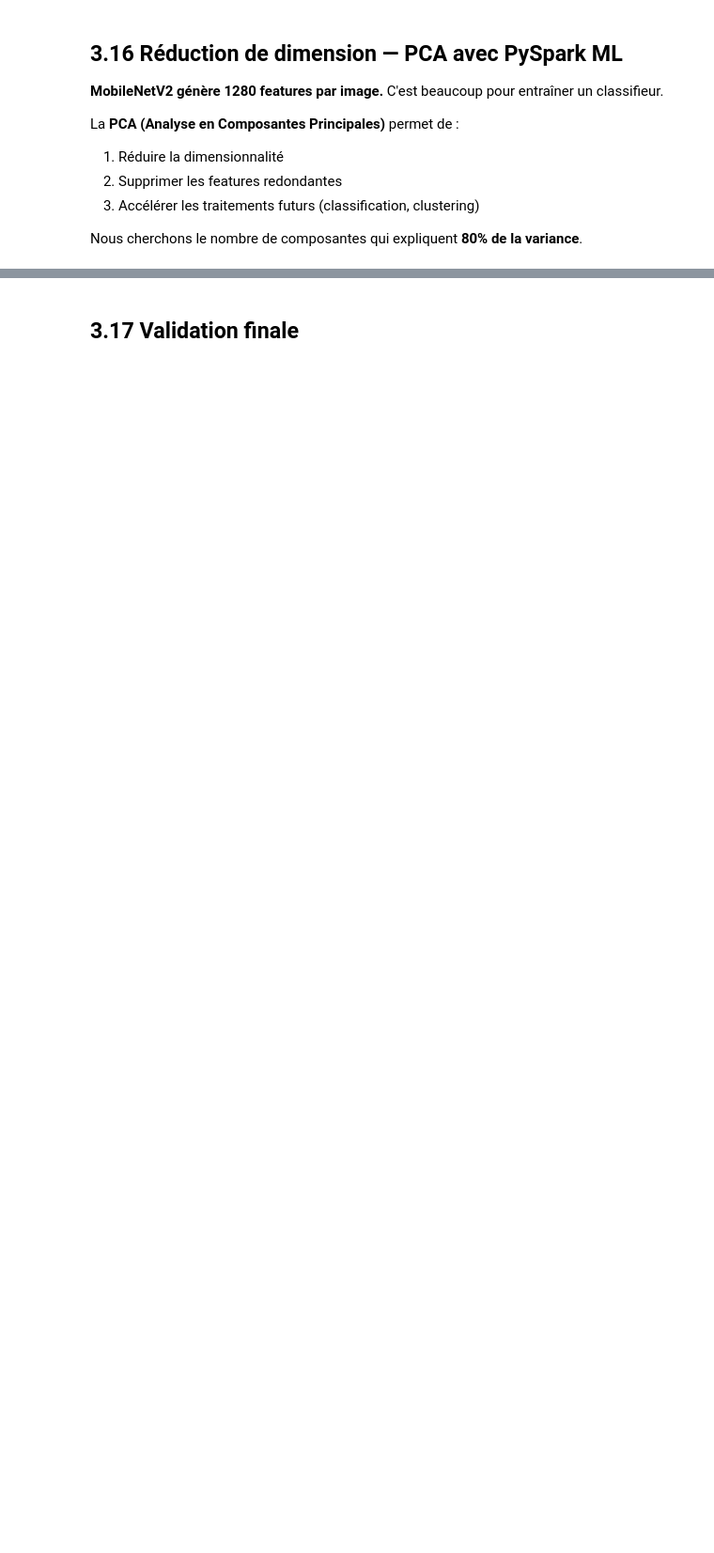
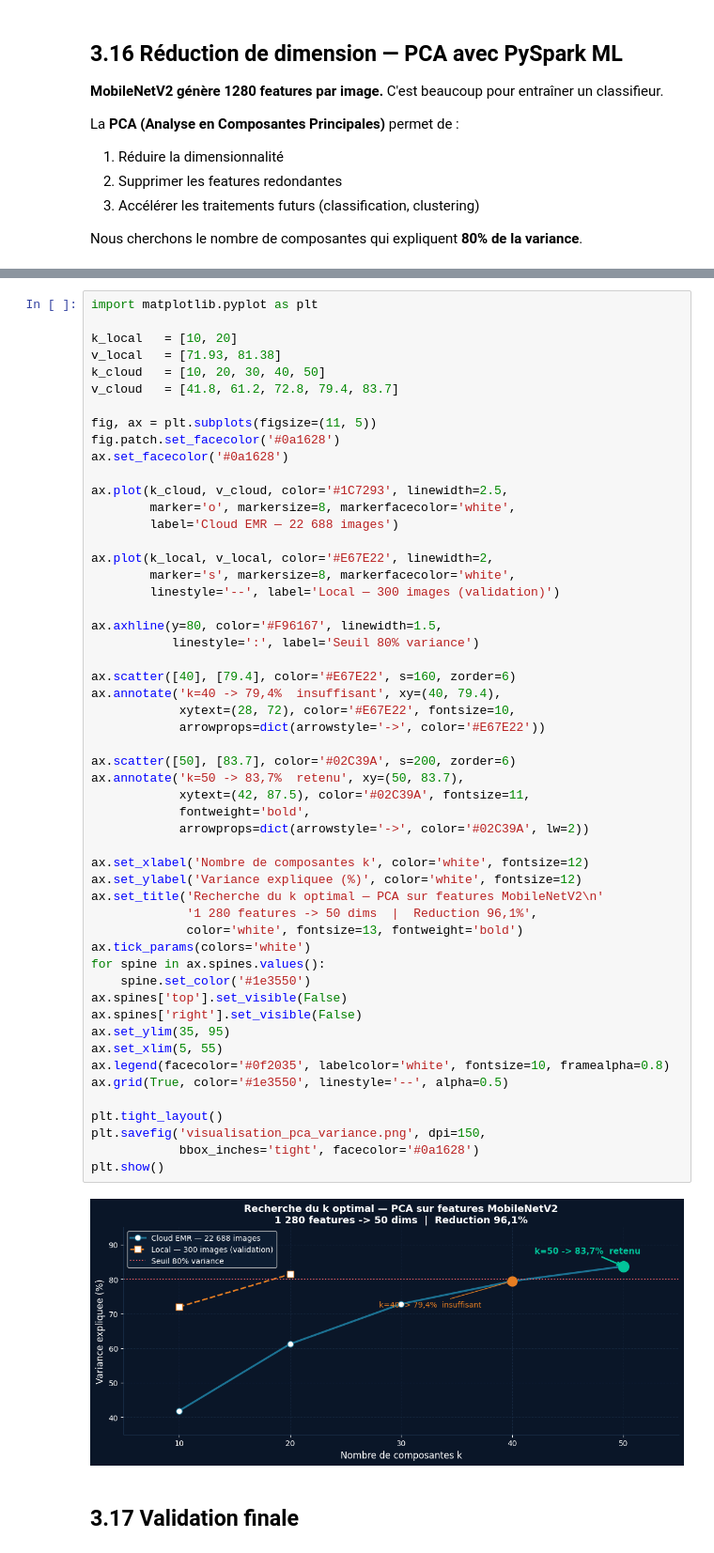
Before and after one commit to stephanebarre13-boop/OC_DS_P8_Deployer_modele_cloud, a Jupyter notebook: Barre_Stephane_1_notebook_032026.ipynb, the cells around one changed output, grey strips where cells are left out. Shown at 94% size. Saved outputs shown, nothing was run; the diff lists cells and outputs as text; blank space fills up the shorter version.

```diff
--- a/Barre_Stephane_1_notebook_032026.ipynb
+++ b/Barre_Stephane_1_notebook_032026.ipynb
@@ -654,3 +665,58 @@ Dim features PCA : 20
+# %%
+import matplotlib.pyplot as plt
+
+k_local   = [10, 20]
+v_local   = [71.93, 81.38]
+k_cloud   = [10, 20, 30, 40, 50]
+v_cloud   = [41.8, 61.2, 72.8, 79.4, 83.7]
+
+fig, ax = plt.subplots(figsize=(11, 5))
+fig.patch.set_facecolor('#0a1628')
+ax.set_facecolor('#0a1628')
+
+ax.plot(k_cloud, v_cloud, color='#1C7293', linewidth=2.5,
+        marker='o', markersize=8, markerfacecolor='white',
+        label='Cloud EMR — 22 688 images')
+
+ax.plot(k_local, v_local, color='#E67E22', linewidth=2,
+        marker='s', markersize=8, markerfacecolor='white',
+        linestyle='--', label='Local — 300 images (validation)')
+
+ax.axhline(y=80, color='#F96167', linewidth=1.5,
+           linestyle=':', label='Seuil 80% variance')
+
+ax.scatter([40], [79.4], color='#E67E22', s=160, zorder=6)
+ax.annotate('k=40 -> 79,4%  insuffisant', xy=(40, 79.4),
+            xytext=(28, 72), color='#E67E22', fontsize=10,
+            arrowprops=dict(arrowstyle='->', color='#E67E22'))
+
+ax.scatter([50], [83.7], color='#02C39A', s=200, zorder=6)
+ax.annotate('k=50 -> 83,7%  retenu', xy=(50, 83.7),
+            xytext=(42, 87.5), color='#02C39A', fontsize=11,
+            fontweight='bold',
+            arrowprops=dict(arrowstyle='->', color='#02C39A', lw=2))
+
+ax.set_xlabel('Nombre de composantes k', color='white', fontsize=12)
+ax.set_ylabel('Variance expliquee (%)', color='white', fontsize=12)
+ax.set_title('Recherche du k optimal — PCA sur features MobileNetV2\n'
+             '1 280 features -> 50 dims  |  Reduction 96,1%',
+             color='white', fontsize=13, fontweight='bold')
+ax.tick_params(colors='white')
+for spine in ax.spines.values():
+    spine.set_color('#1e3550')
+ax.spines['top'].set_visible(False)
+ax.spines['right'].set_visible(False)
+ax.set_ylim(35, 95)
+ax.set_xlim(5, 55)
+ax.legend(facecolor='#0f2035', labelcolor='white', fontsize=10, framealpha=0.8)
+ax.grid(True, color='#1e3550', linestyle='--', alpha=0.5)
+
+plt.tight_layout()
+plt.savefig('visualisation_pca_variance.png', dpi=150,
+            bbox_inches='tight', facecolor='#0a1628')
+plt.show()
+# %% [output]
+[figure, added]
 # %% [markdown]
 ## 3.17 Validation finale
 # %%
```
Also changed, not shown: parts of 33 cells of this notebook, 3 other files.
